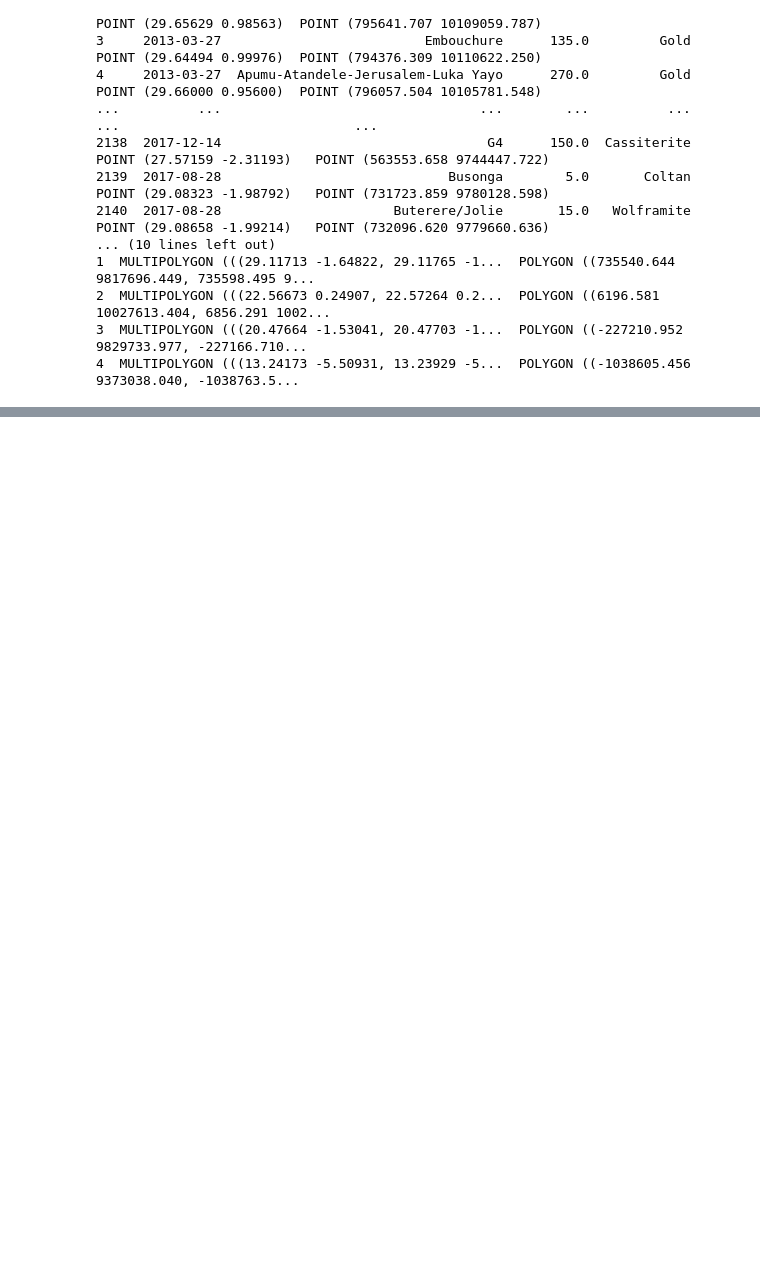
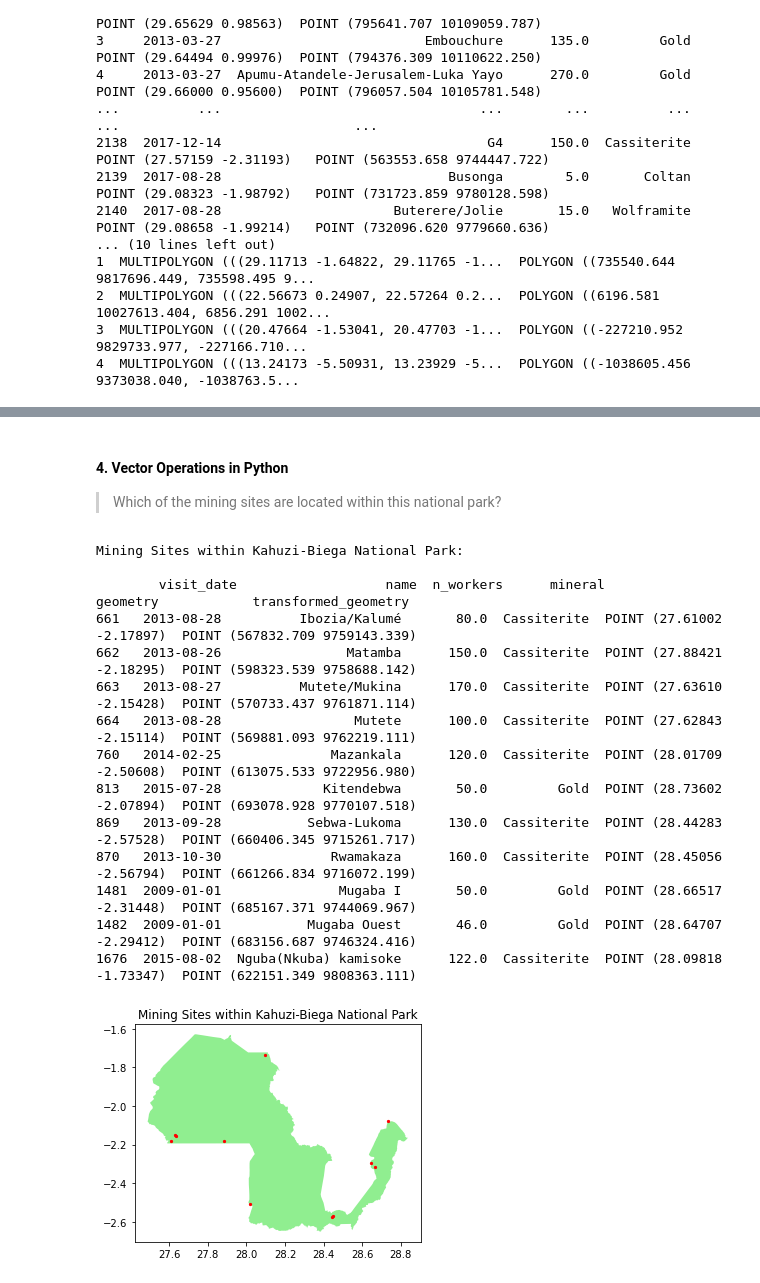
Before and after one commit to jbelloRepo/Mining_sites-GIS-CaseStudy, a Jupyter notebook: GIS-case-study.ipynb, the cells around one changed output, grey strips where cells are left out. Drawn from its saved outputs; the diff is of its cells as text; code cells hidden in the pictures; blank space fills up the shorter version.

Commit message:
vector opp

```diff
--- a/GIS-case-study.ipynb
+++ b/GIS-case-study.ipynb
@@ -308,0 +315,43 @@ plt.show()
+# %% [markdown]
+#### 4. Vector Operations in Python
+
+> Which of the mining sites are located within this national park?
+# %%
+# Extract the single polygon for the Kahuzi-Biega National park
+kahuzi = national_parks[national_parks['NAME'] == "Kahuzi-Biega"].geometry.squeeze()
+
+# Take a subset of the mining sites located within Kahuzi
+sites_kahuzi = mining_sites[mining_sites.within(kahuzi)]
+print(f'Mining Sites within Kahuzi-Biega National Park: \n\n  {sites_kahuzi} \n')
+
+
+# Create a GeoDataFrame containing only the selected polygon
+selected_polygon = gp.GeoDataFrame(geometry=[kahuzi])
+
+# Plot the selected polygon
+ax = selected_polygon.plot(color='lightgreen')
+
+# Plot the mining sites within the selected polygon
+sites_kahuzi.plot(ax=ax, color='red', marker='o', markersize=5)
+
+# Add a title
+plt.title("Mining Sites within Kahuzi-Biega National Park")
+
+# Display the plot
+plt.show()
+# %% [output]
+Mining Sites within Kahuzi-Biega National Park:
+
+        visit_date                   name  n_workers      mineral                   geometry            transformed_geometry
+661   2013-08-28          Ibozia/Kalumé       80.0  Cassiterite  POINT (27.61002 -2.17897)  POINT (567832.709 9759143.339)
+662   2013-08-26                Matamba      150.0  Cassiterite  POINT (27.88421 -2.18295)  POINT (598323.539 9758688.142)
+663   2013-08-27          Mutete/Mukina      170.0  Cassiterite  POINT (27.63610 -2.15428)  POINT (570733.437 9761871.114)
+664   2013-08-28                 Mutete      100.0  Cassiterite  POINT (27.62843 -2.15114)  POINT (569881.093 9762219.111)
+760   2014-02-25              Mazankala      120.0  Cassiterite  POINT (28.01709 -2.50608)  POINT (613075.533 9722956.980)
+813   2015-07-28             Kitendebwa       50.0         Gold  POINT (28.73602 -2.07894)  POINT (693078.928 9770107.518)
+869   2013-09-28           Sebwa-Lukoma      130.0  Cassiterite  POINT (28.44283 -2.57528)  POINT (660406.345 9715261.717)
+870   2013-10-30              Rwamakaza      160.0  Cassiterite  POINT (28.45056 -2.56794)  POINT (661266.834 9716072.199)
+1481  2009-01-01               Mugaba I       50.0         Gold  POINT (28.66517 -2.31448)  POINT (685167.371 9744069.967)
+1482  2009-01-01           Mugaba Ouest       46.0         Gold  POINT (28.64707 -2.29412)  POINT (683156.687 9746324.416)
+1676  2015-08-02  Nguba(Nkuba) kamisoke      122.0  Cassiterite  POINT (28.09818 -1.73347)  POINT (622151.349 9808363.111)
+[figure, added]
```
Also changed, not shown: parts of 3 cells of this notebook.
